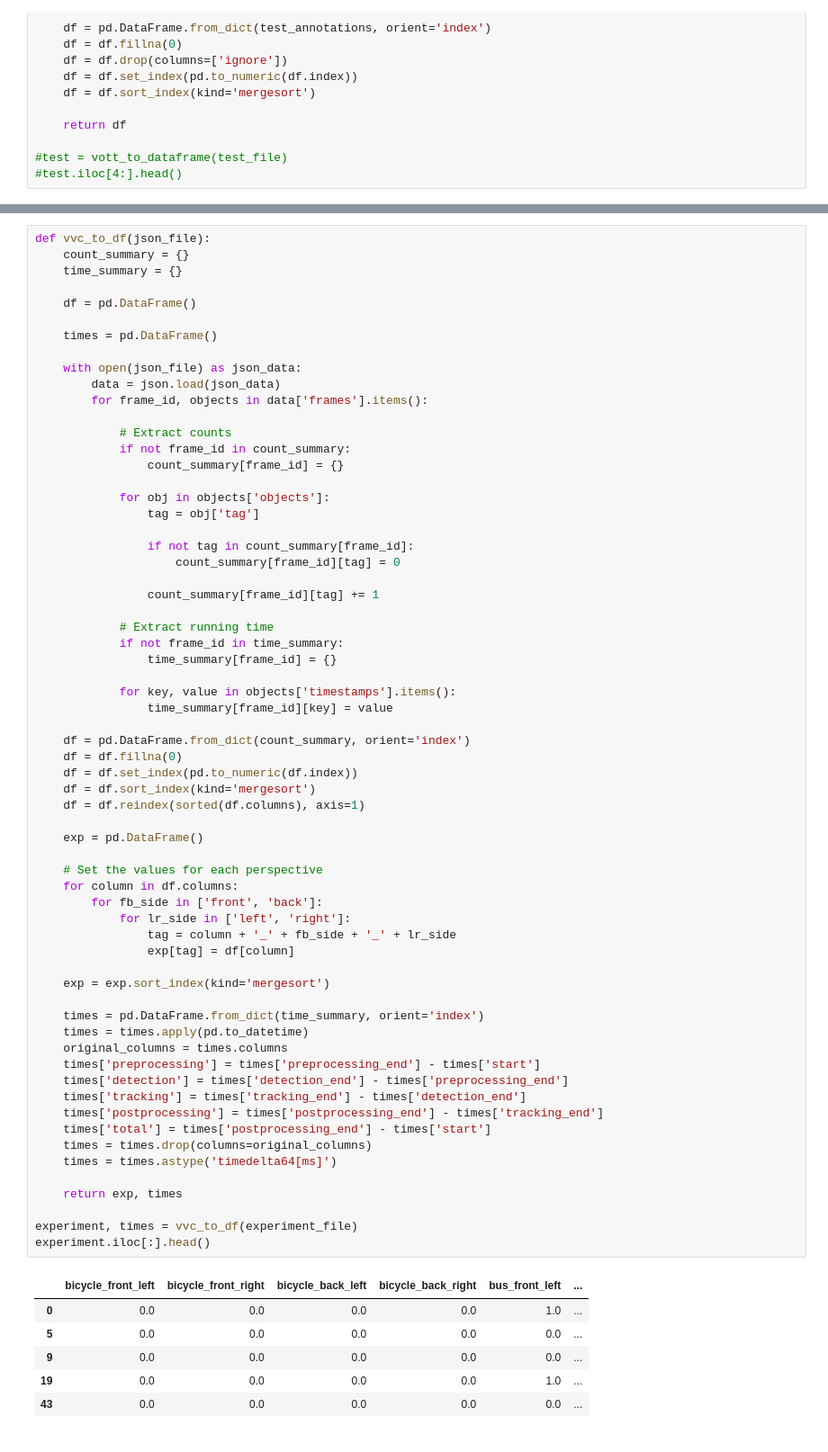
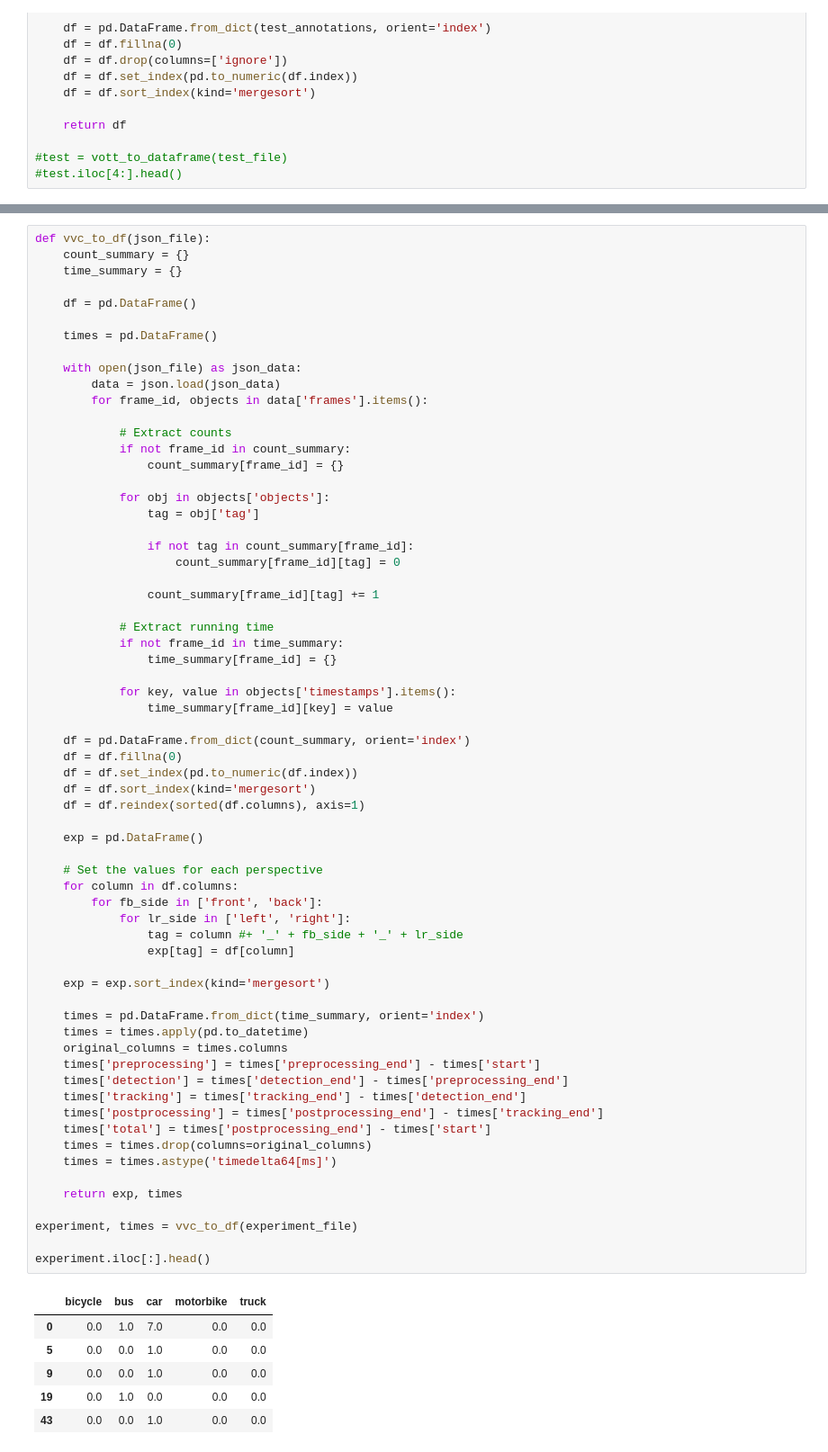
Before and after one commit to vvc-unal/vvc, a Jupyter notebook: notebooks/Results.ipynb, the cells around one changed output, grey strips where cells are left out. Shown at 90% size. Drawn from its saved outputs; the diff is of its cells as text.

```diff
--- a/notebooks/Results.ipynb
+++ b/notebooks/Results.ipynb
@@ -152,38 +155,39 @@ def vvc_to_df(json_file):
     df = df.set_index(pd.to_numeric(df.index))
     df = df.sort_index(kind='mergesort')
     df = df.reindex(sorted(df.columns), axis=1)
 
     exp = pd.DataFrame()
 
     # Set the values for each perspective
     for column in df.columns:
         for fb_side in ['front', 'back']:
             for lr_side in ['left', 'right']:
-                tag = column + '_' + fb_side + '_' + lr_side
+                tag = column #+ '_' + fb_side + '_' + lr_side
                 exp[tag] = df[column]
 
     exp = exp.sort_index(kind='mergesort')
 
     times = pd.DataFrame.from_dict(time_summary, orient='index')
     times = times.apply(pd.to_datetime)
     original_columns = times.columns
     times['preprocessing'] = times['preprocessing_end'] - times['start']
     times['detection'] = times['detection_end'] - times['preprocessing_end']
     times['tracking'] = times['tracking_end'] - times['detection_end']
     times['postprocessing'] = times['postprocessing_end'] - times['tracking_end']
     times['total'] = times['postprocessing_end'] - times['start']
     times = times.drop(columns=original_columns)
     times = times.astype('timedelta64[ms]')
 
     return exp, times
 
 experiment, times = vvc_to_df(experiment_file)
+
 experiment.iloc[:].head()
 # %% [output]
-|  | bicycle_front_left | bicycle_front_right | bicycle_back_left | bicycle_back_right | bus_front_left | ... |
-| 0 | 0.0 | 0.0 | 0.0 | 0.0 | 1.0 | ... |
-| 5 | 0.0 | 0.0 | 0.0 | 0.0 | 0.0 | ... |
-| 9 | 0.0 | 0.0 | 0.0 | 0.0 | 0.0 | ... |
-| 19 | 0.0 | 0.0 | 0.0 | 0.0 | 1.0 | ... |
-| 43 | 0.0 | 0.0 | 0.0 | 0.0 | 0.0 | ... |
+|  | bicycle | bus | car | motorbike | truck |
+| 0 | 0.0 | 1.0 | 7.0 | 0.0 | 0.0 |
+| 5 | 0.0 | 0.0 | 1.0 | 0.0 | 0.0 |
+| 9 | 0.0 | 0.0 | 1.0 | 0.0 | 0.0 |
+| 19 | 0.0 | 1.0 | 0.0 | 0.0 | 0.0 |
+| 43 | 0.0 | 0.0 | 1.0 | 0.0 | 0.0 |
 # %%
```
Also changed, not shown: parts of 10 cells of this notebook.
